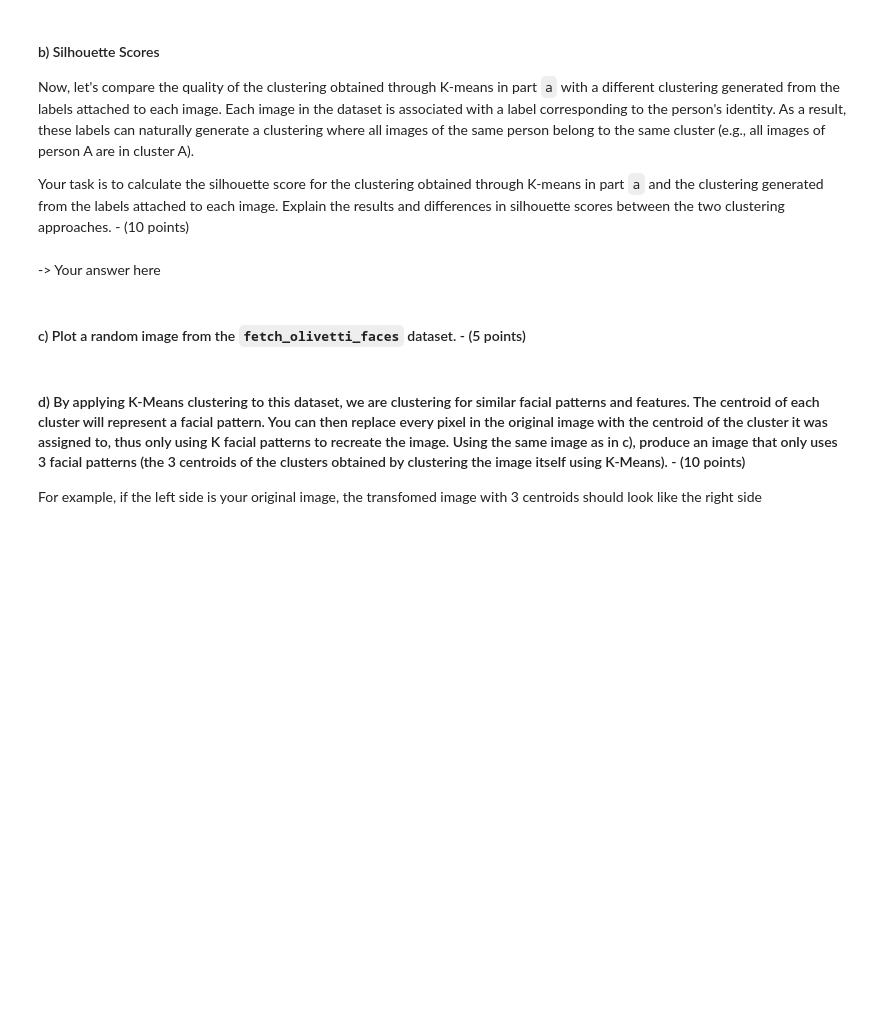
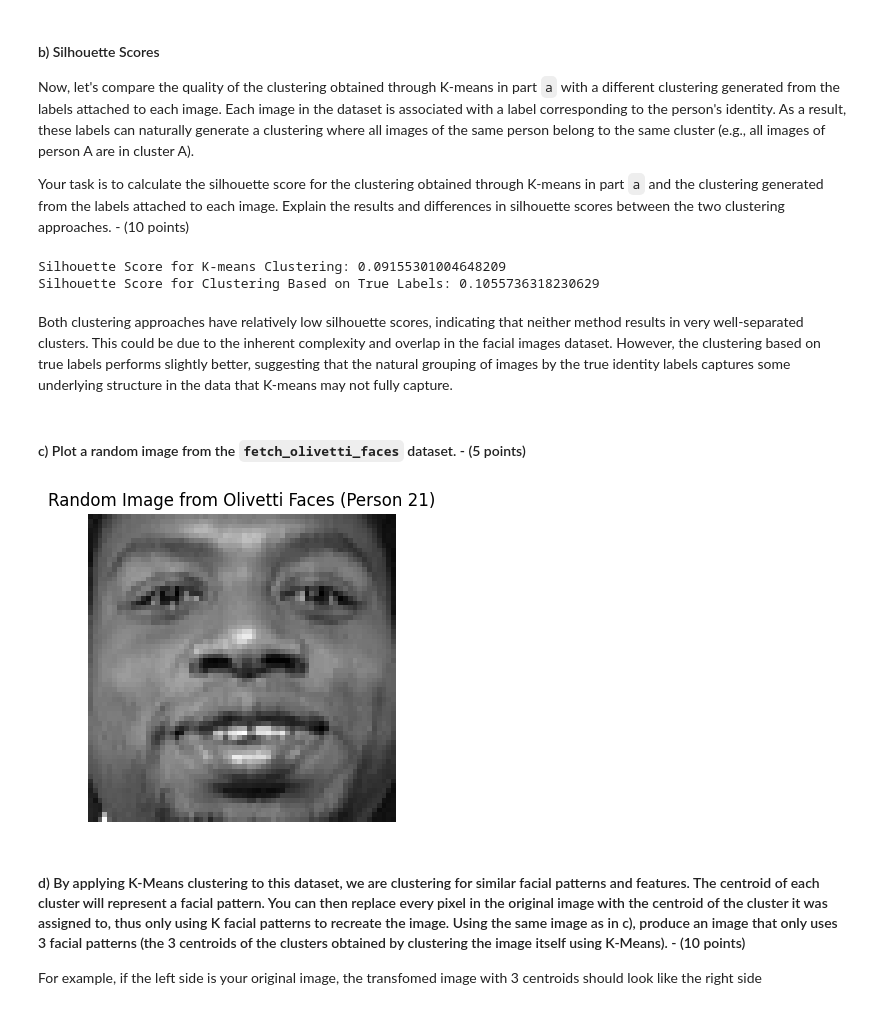
Before and after one commit to munirsidd/cs506, a Jupyter notebook: Homeworks/Homework 1/homework1.ipynb, the cells around one changed output. Cells and saved outputs as stored; diff of their text form; code cells hidden in the pictures; blank space fills up the shorter version.

```diff
--- a/Homeworks/Homework 1/homework1.ipynb
+++ b/Homeworks/Homework 1/homework1.ipynb
@@ -397,10 +408,37 @@ Now, let's compare the quality of the clustering obtained through K-means in par
 
 Your task is to calculate the silhouette score for the clustering obtained through K-means in part `a` and the clustering generated from the labels attached to each image.
 Explain the results and differences in silhouette scores between the two clustering approaches.  - (10 points)
-# %% [markdown]
--> Your answer here
+# %%
+from sklearn.metrics import silhouette_score
+
+true_labels = faces.target
+kmeans_labels = kmeans.labels_
+
+silhouette_kmeans = silhouette_score(faces_data, kmeans_labels)
+silhouette_true_labels = silhouette_score(faces_data, true_labels)
+
+print(f"Silhouette Score for K-means Clustering: {silhouette_kmeans}")
+print(f"Silhouette Score for Clustering Based on True Labels: {silhouette_true_labels}")
+# %% [output]
+Silhouette Score for K-means Clustering: 0.09155301004648209
+Silhouette Score for Clustering Based on True Labels: 0.1055736318230629
+# %% [markdown]
+Both clustering approaches have relatively low silhouette scores, indicating that neither method results in very well-separated clusters. This could be due to the inherent complexity and overlap in the facial images dataset. However, the clustering based on true labels performs slightly better, suggesting that the natural grouping of images by the true identity labels captures some underlying structure in the data that K-means may not fully capture.
 # %% [markdown]
 #### c) Plot a random image from the `fetch_olivetti_faces` dataset. - (5 points)
+# %%
+images = faces.images
+n_samples = faces_data.shape[0]
+random_index = np.random.randint(0, n_samples)
+random_image = images[random_index]
+
+plt.figure(figsize=(4, 4))
+plt.imshow(random_image, cmap=plt.cm.gray)
+plt.title(f"Random Image from Olivetti Faces (Person {faces.target[random_index]})")
+plt.axis('off')
+plt.show()
+# %% [output]
+[figure, added]
 # %% [markdown]
 #### d) By applying K-Means clustering to this dataset, we are clustering for similar facial patterns and features. The centroid of each cluster will represent a facial pattern. You can then replace every pixel in the original image with the centroid of the cluster it was assigned to, thus only using K facial patterns to recreate the image. Using the same image as in c), produce an image that only uses 3 facial patterns (the 3 centroids of the clusters obtained by clustering the image itself using K-Means). - (10 points)
 
```
Also changed, not shown: parts of 7 cells of this notebook.
